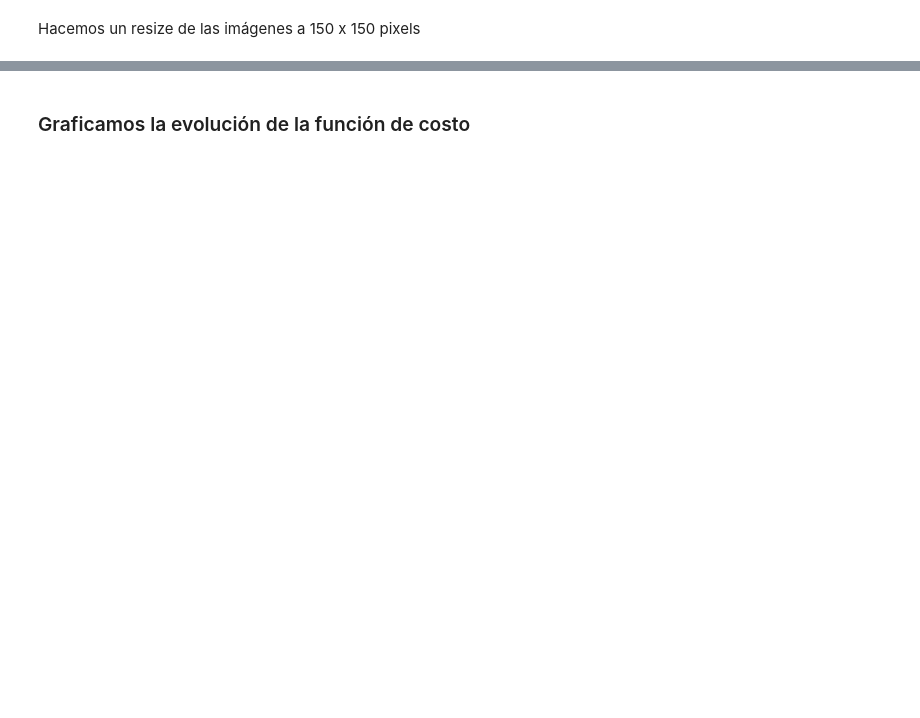
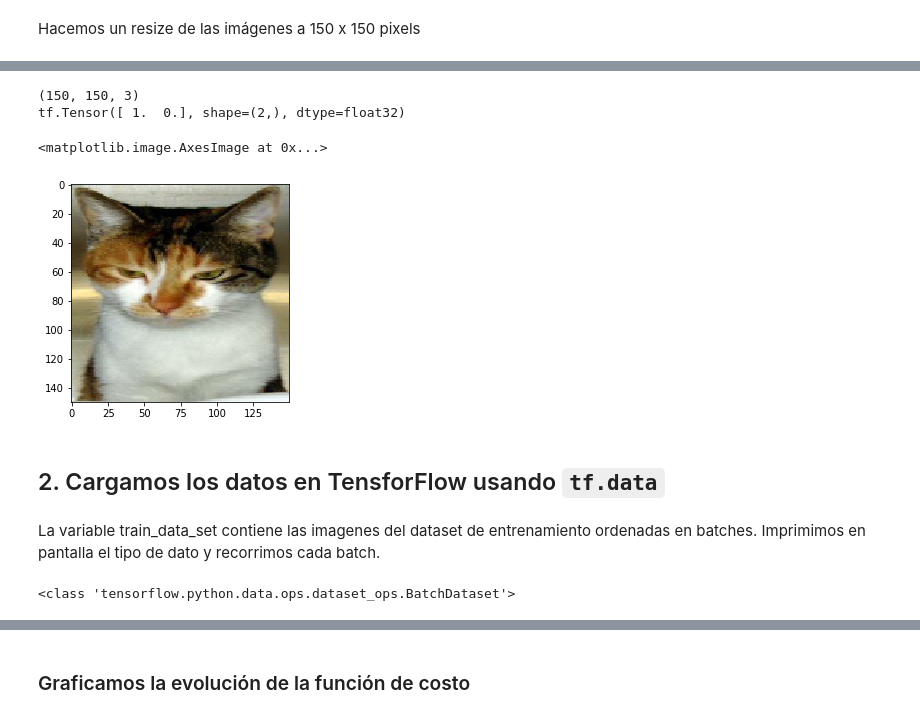
Before and after one commit to rpmunoz/taller_tensorflow_v2, a Jupyter notebook: talleres/dia_2/03 - Clasificacion de imagenes usando red profunda.ipynb, the cells around one changed output, grey strips where cells are left out. Cells and saved outputs as stored; diff of their text form; code cells hidden in the pictures; blank space fills up the shorter version.

```diff
--- a/talleres/dia_2/03 - Clasificacion de imagenes usando red profunda.ipynb
+++ b/talleres/dia_2/03 - Clasificacion de imagenes usando red profunda.ipynb
@@ -87,13 +98,19 @@ val_images, val_labels = read_dir(val_dir)
 # %%
 i=np.random.randint(len(train_images))
 
-img, label = load_image(train_images[i],"")
+img, label = load_image(train_images[i], train_labels[i])
 
-print(type(img))
-print(type(label))
+print(img.shape)
+print(label)
 
 plt.imshow(img)
-print(train_labels[i])
+# %% [output]
+(150, 150, 3)
+tf.Tensor([ 1.  0.], shape=(2,), dtype=float32)
+<matplotlib.image.AxesImage at 0x...>
+[figure, added]
+# %% [markdown]
+## 2. Cargamos los datos en TensforFlow usando `tf.data`
 # %%
 batch_size = 64
 buffer_size = 1000
@@ -110,0 +123,6 @@ for i, (x,y) in enumerate(train_data_set):
+# %% [markdown]
+La variable train_data_set contiene las imagenes del dataset de entrenamiento ordenadas en batches. Imprimimos en pantalla el tipo de dato y recorrimos cada batch.
+# %%
+print(type(train_data_set))
+# %% [output]
+<class 'tensorflow.python.data.ops.dataset_ops.BatchDataset'>
```
Also changed, not shown: parts of 38 cells of this notebook, 1 other file.
